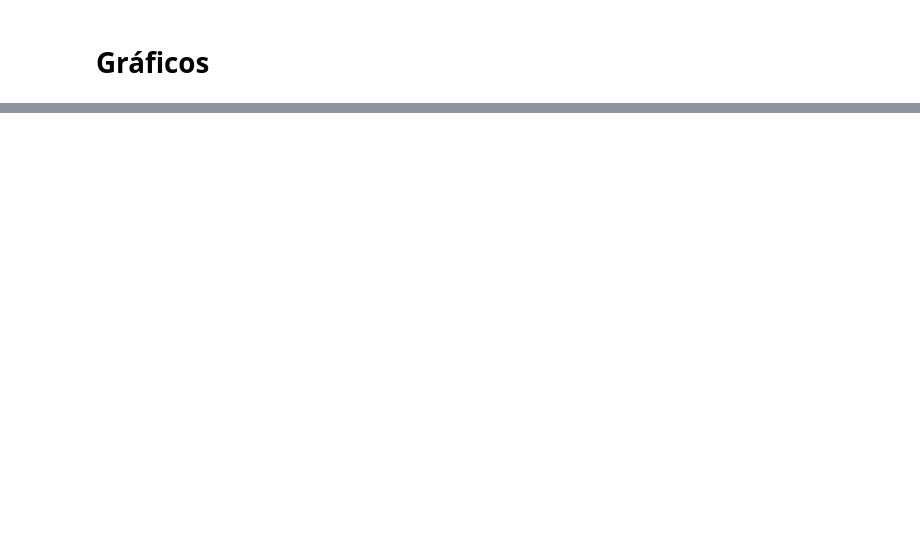
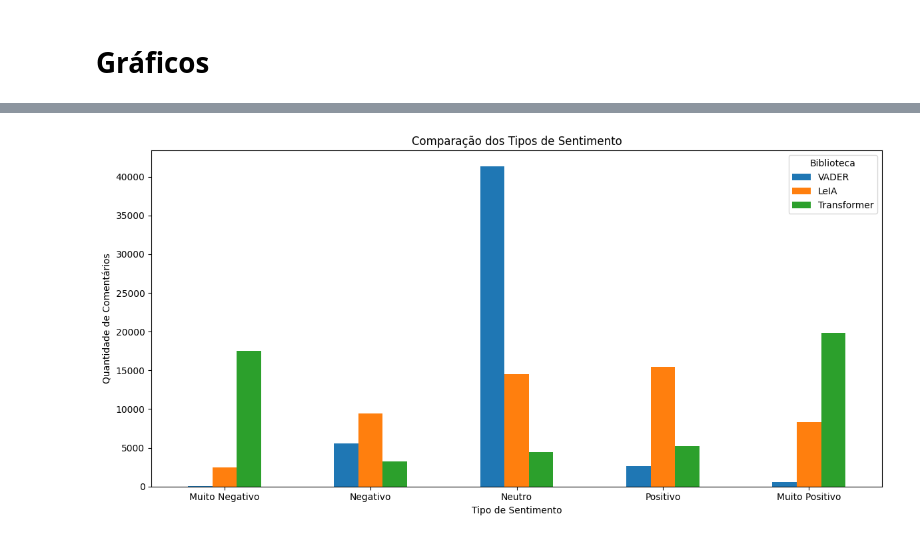
Before and after one commit to EnzoRibeiroDaSilva/Projeto_Integrador_Analise_de_Sentimento, a Jupyter notebook: Projeto_Estruturado.ipynb, the cells around one changed output, grey strips where cells are left out. Drawn from its saved outputs; the diff is of its cells as text; code cells hidden in the pictures; blank space fills up the shorter version.

```diff
--- a/Projeto_Estruturado.ipynb
+++ b/Projeto_Estruturado.ipynb
@@ -610,0 +866,45 @@ plt.show()
+# %%
+mapa_transformer = {
+    '1 star': 'Muito Negativo',
+    '2 stars': 'Negativo',
+    '3 stars': 'Neutro',
+    '4 stars': 'Positivo',
+    '5 stars': 'Muito Positivo'
+}
+
+df_completo['classificacao_transformer'] = (
+    df_completo['classificacao_transformer']
+    .map(mapa_transformer)
+)
+# %%
+ordem = [
+    'Muito Negativo',
+    'Negativo',
+    'Neutro',
+    'Positivo',
+    'Muito Positivo'
+]
+
+comparacao = pd.DataFrame({
+    'VADER': df_completo['classificacao_vader'].value_counts(),
+    'LeIA': df_completo['classificacao_leia'].value_counts(),
+    'Transformer': df_completo['classificacao_transformer'].value_counts()
+}).fillna(0)
+
+comparacao = comparacao.reindex(ordem)
+
+comparacao.plot(
+    kind='bar',
+    figsize=(12,6)
+)
+
+plt.title('Comparação dos Tipos de Sentimento')
+plt.xlabel('Tipo de Sentimento')
+plt.ylabel('Quantidade de Comentários')
+plt.xticks(rotation=0)
+plt.legend(title='Biblioteca')
+
+plt.tight_layout()
+plt.show()
+# %% [output]
+[figure, added]
```
Also changed, not shown: parts of 42 cells of this notebook.
